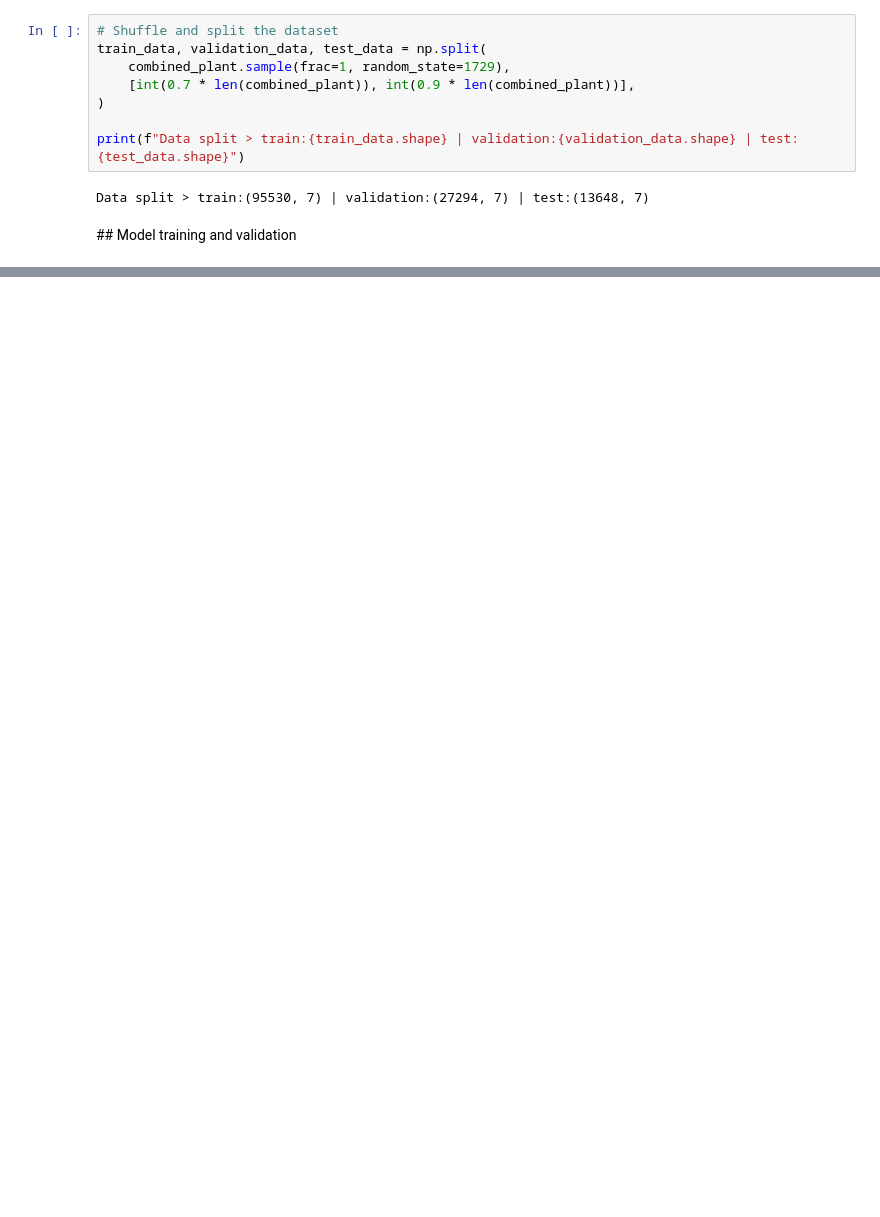
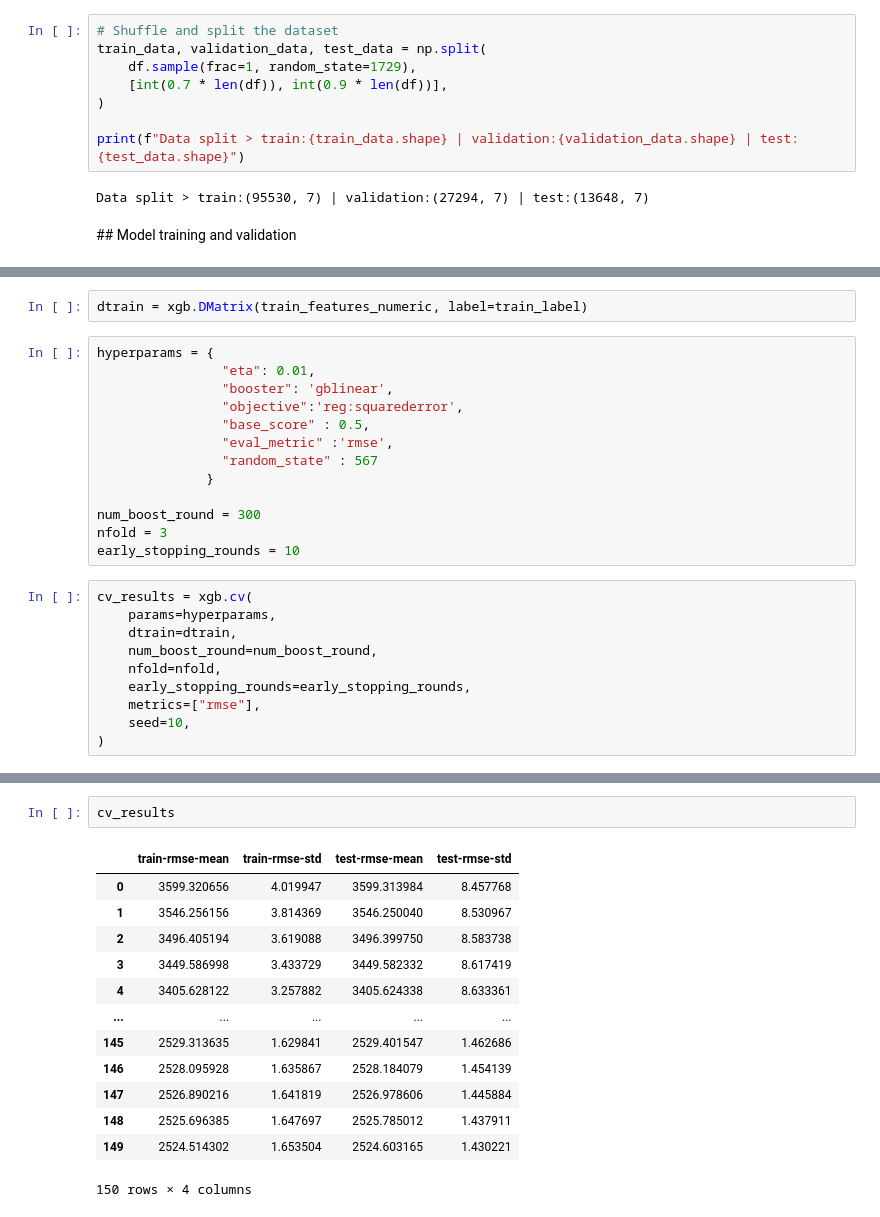
Before and after one commit to Maram99Alhinai/Solar-Power-Forecasting, a Jupyter notebook: solar_exp.ipynb, the cells around one changed output, grey strips where cells are left out. Saved outputs shown, nothing was run; the diff lists cells and outputs as text; blank space fills up the shorter version.

```diff
--- a/solar_exp.ipynb
+++ b/solar_exp.ipynb
@@ -70,8 +56,8 @@ combined_plant.drop(['SOURCE_KEY', 'DATE_TIME'], axis=1)
 # %%
 # Shuffle and split the dataset
 train_data, validation_data, test_data = np.split(
-    combined_plant.sample(frac=1, random_state=1729),
-    [int(0.7 * len(combined_plant)), int(0.9 * len(combined_plant))],
+    df.sample(frac=1, random_state=1729),
+    [int(0.7 * len(df)), int(0.9 * len(df))],
 )
 
 print(f"Data split > train:{train_data.shape} | validation:{validation_data.shape} | test:{test_data.shape}")
@@ -236,0 +72,25 @@ train_rmse: 1921.2928 |test_rmse: 1929.4054
+# %%
+dtrain = xgb.DMatrix(train_features_numeric, label=train_label)
+# %%
+hyperparams = {
+                "eta": 0.01,
+                "booster": 'gblinear',
+                "objective":'reg:squarederror',
+                "base_score" : 0.5,
+                "eval_metric" :'rmse',
+                "random_state" : 567
+              }
+
+num_boost_round = 300
+nfold = 3
+early_stopping_rounds = 10
+# %%
+cv_results = xgb.cv(
+    params=hyperparams,
+    dtrain=dtrain,
+    num_boost_round=num_boost_round,
+    nfold=nfold,
+    early_stopping_rounds=early_stopping_rounds,
+    metrics=["rmse"],
+    seed=10,
+)
@@ -236,0 +110,16 @@ train_rmse: 1921.2928 |test_rmse: 1929.4054
+# %%
+cv_results
+# %% [output]
+|  | train-rmse-mean | train-rmse-std | test-rmse-mean | test-rmse-std |
+| 0 | 3599.320656 | 4.019947 | 3599.313984 | 8.457768 |
+| 1 | 3546.256156 | 3.814369 | 3546.250040 | 8.530967 |
+| 2 | 3496.405194 | 3.619088 | 3496.399750 | 8.583738 |
+| 3 | 3449.586998 | 3.433729 | 3449.582332 | 8.617419 |
+| 4 | 3405.628122 | 3.257882 | 3405.624338 | 8.633361 |
+| ... | ... | ... | ... | ... |
+| 145 | 2529.313635 | 1.629841 | 2529.401547 | 1.462686 |
+| 146 | 2528.095928 | 1.635867 | 2528.184079 | 1.454139 |
+| 147 | 2526.890216 | 1.641819 | 2526.978606 | 1.445884 |
+| 148 | 2525.696385 | 1.647697 | 2525.785012 | 1.437911 |
+| 149 | 2524.514302 | 1.653504 | 2524.603165 | 1.430221 |
+150 rows × 4 columns
```
Also changed, not shown: parts of 18 cells of this notebook.
